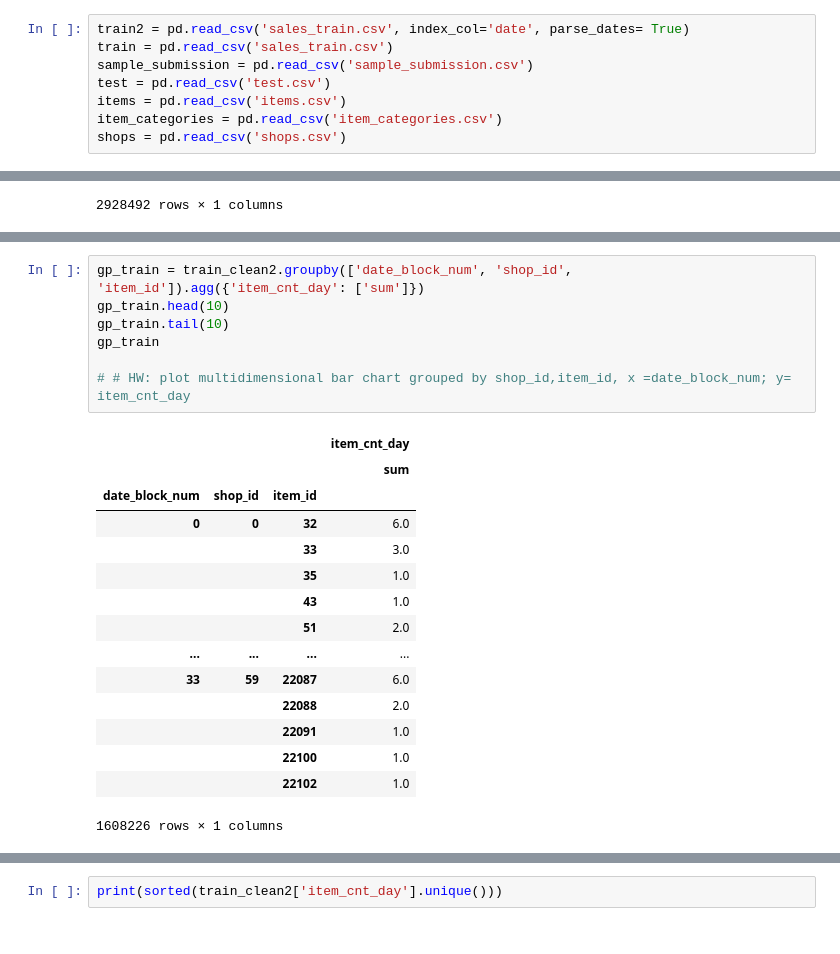
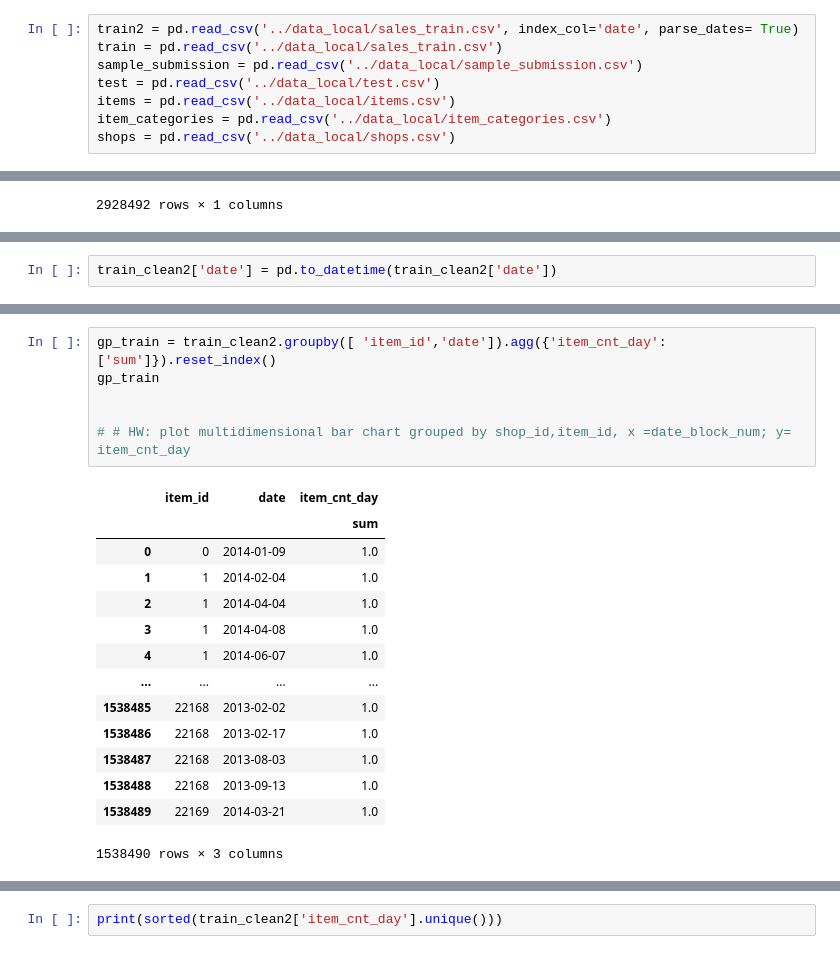
Before and after one commit to mingxiang1006/Predict_Futre_Sale, a Jupyter notebook: src/DA_Predict_Sales.ipynb, the cells around one changed output, grey strips where cells are left out. Saved outputs shown, nothing was run; the diff lists cells and outputs as text.

Commit message:
Add files via upload
extended version with data decomposition, time series visualization

```diff
--- a/src/DA_Predict_Sales.ipynb
+++ b/src/DA_Predict_Sales.ipynb
@@ -40,10 +38,10 @@ for dirname, _, filenames in os.walk('../Project'):
 # %%
-train2 = pd.read_csv('sales_train.csv', index_col='date', parse_dates= True)
-train = pd.read_csv('sales_train.csv')
-sample_submission = pd.read_csv('sample_submission.csv')
-test = pd.read_csv('test.csv')
-items = pd.read_csv('items.csv')
-item_categories = pd.read_csv('item_categories.csv')
-shops = pd.read_csv('shops.csv')
+train2 = pd.read_csv('../data_local/sales_train.csv', index_col='date', parse_dates= True)
+train = pd.read_csv('../data_local/sales_train.csv')
+sample_submission = pd.read_csv('../data_local/sample_submission.csv')
+test = pd.read_csv('../data_local/test.csv')
+items = pd.read_csv('../data_local/items.csv')
+item_categories = pd.read_csv('../data_local/item_categories.csv')
+shops = pd.read_csv('../data_local/shops.csv')
 # %% [markdown]
 # Data Cleaning & Data Visualization
@@ -259,0 +262,2 @@ plt.show()
+# %%
+train_clean2['date'] = pd.to_datetime(train_clean2['date'])
@@ -260,23 +285,21 @@ plt.show()
 # %%
-gp_train = train_clean2.groupby(['date_block_num', 'shop_id', 'item_id']).agg({'item_cnt_day': ['sum']})
-gp_train.head(10)
-gp_train.tail(10)
+gp_train = train_clean2.groupby([ 'item_id','date']).agg({'item_cnt_day': ['sum']}).reset_index()
 gp_train
 
+
 # # HW: plot multidimensional bar chart grouped by shop_id,item_id, x =date_block_num; y= item_cnt_day
 # %% [output]
-|  |  |  | item_cnt_day |
+|  | item_id | date | item_cnt_day |
 |  |  |  | sum |
-| date_block_num | shop_id | item_id |  |
-| 0 | 0 | 32 | 6.0 |
-|  |  | 33 | 3.0 |
-|  |  | 35 | 1.0 |
-|  |  | 43 | 1.0 |
-|  |  | 51 | 2.0 |
+| 0 | 0 | 2014-01-09 | 1.0 |
+| 1 | 1 | 2014-02-04 | 1.0 |
+| 2 | 1 | 2014-04-04 | 1.0 |
+| 3 | 1 | 2014-04-08 | 1.0 |
+| 4 | 1 | 2014-06-07 | 1.0 |
 | ... | ... | ... | ... |
-| 33 | 59 | 22087 | 6.0 |
-|  |  | 22088 | 2.0 |
-|  |  | 22091 | 1.0 |
-|  |  | 22100 | 1.0 |
-|  |  | 22102 | 1.0 |
+| 1538485 | 22168 | 2013-02-02 | 1.0 |
+| 1538486 | 22168 | 2013-02-17 | 1.0 |
+| 1538487 | 22168 | 2013-08-03 | 1.0 |
+| 1538488 | 22168 | 2013-09-13 | 1.0 |
+| 1538489 | 22169 | 2014-03-21 | 1.0 |
-1608226 rows × 1 columns
+1538490 rows × 3 columns
```
Also changed, not shown: parts of 57 cells of this notebook.
